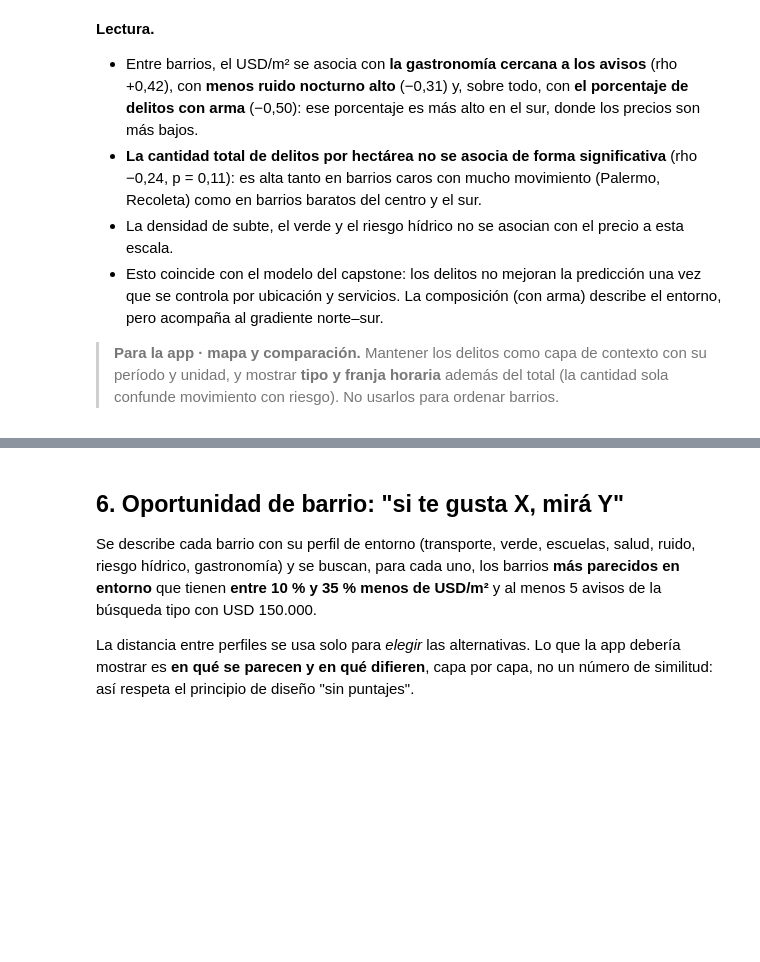
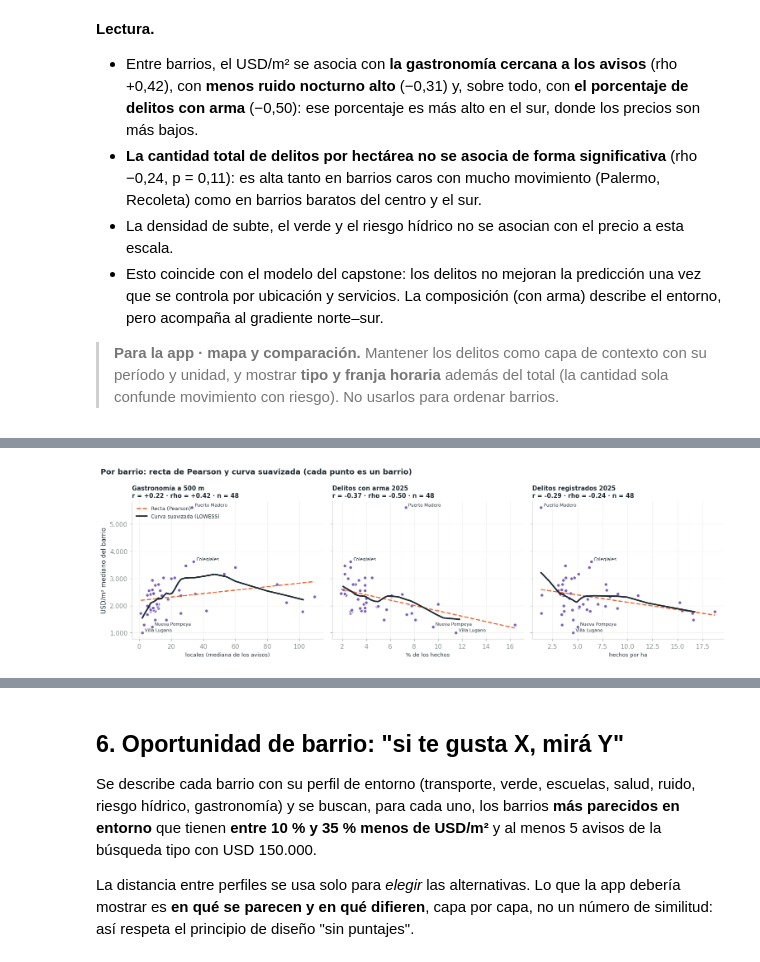
Before and after one commit to cruz-jenifer/precio-entorno-caba, a Jupyter notebook: notebooks/eda_oportunidades.ipynb, the cells around one changed output, grey strips where cells are left out. Cells and saved outputs as stored; diff of their text form; code cells hidden in the pictures; blank space fills up the shorter version.

```diff
--- a/notebooks/eda_oportunidades.ipynb
+++ b/notebooks/eda_oportunidades.ipynb
@@ -592,0 +758,15 @@ plt.tight_layout(); plt.show()
+# %%
+extremos = bx['usd_m2'].nlargest(2).index.tolist() + bx['usd_m2'].nsmallest(2).index.tolist()
+paneles = [('gastronomia_mediana', 'Gastronomía a 500 m', 'locales (mediana de los avisos)'),
+           ('pct_con_arma_2025', 'Delitos con arma 2025', '% de los hechos'),
+           ('delitos_2025_x_ha', 'Delitos registrados 2025', 'hechos por ha')]
+fig, axes = plt.subplots(1, 3, figsize=(14, 4.4), sharey=True)
+for ax, (c, titulo, unidad) in zip(axes, paneles):
+    dispersion(ax, bx, c, 'usd_m2', titulo, unidad, frac=.6, etiquetar=extremos)
+axes[0].set_ylabel('USD/m² mediano del barrio'); axes[0].yaxis.set_major_formatter(usd)
+axes[0].legend(loc='upper left', fontsize=8)
+fig.suptitle('Por barrio: recta de Pearson y curva suavizada (cada punto es un barrio)', x=.01, ha='left',
+             fontweight='semibold')
+plt.tight_layout(); plt.savefig(SALIDA / 'dispersion_por_barrio.png', dpi=150); plt.show()
+# %% [output]
+[figure, added]
```
Also changed, not shown: parts of 8 cells of this notebook, 4 other files.
